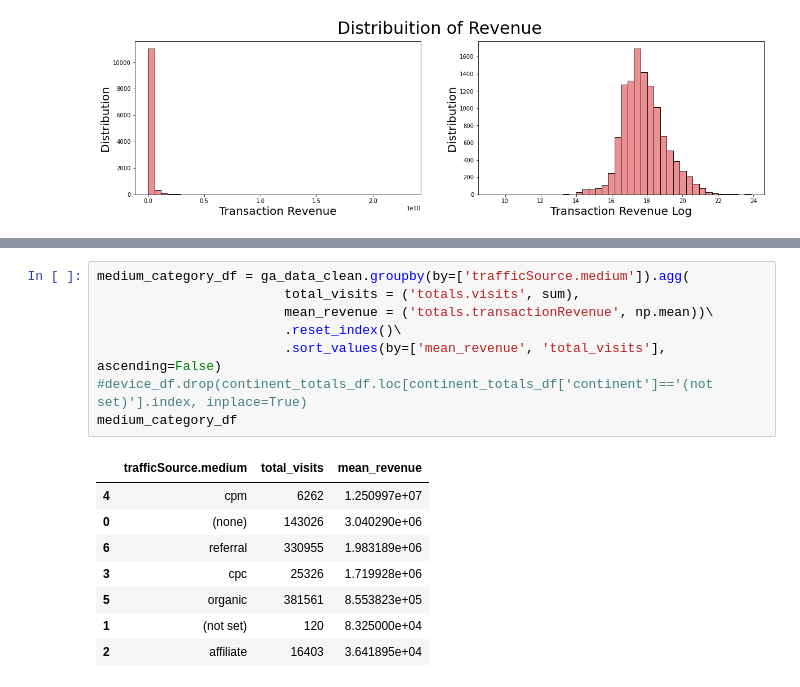
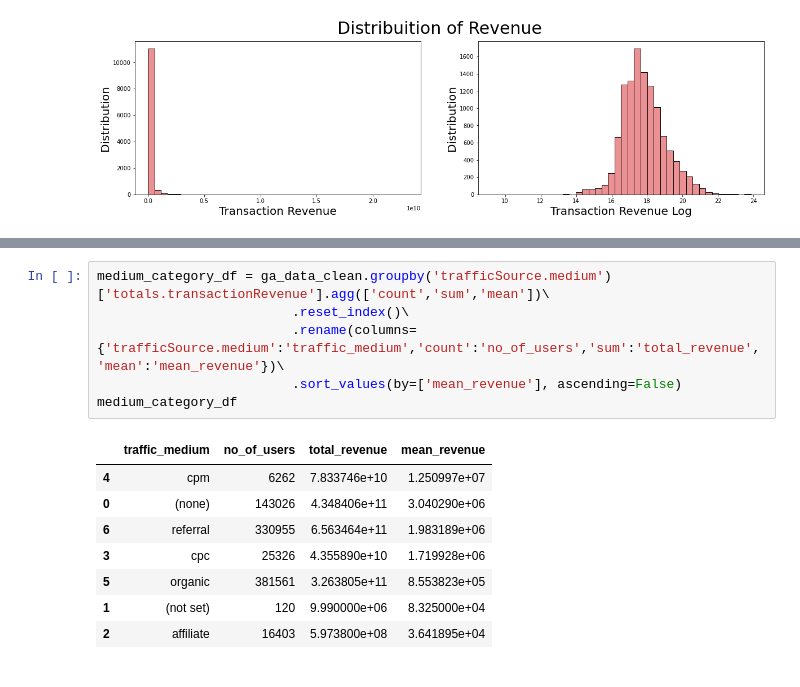
Before and after one commit to sherintm/GA-customer-revenue-analysis, a Jupyter notebook: GACustomerRevenueAnalysis.ipynb, the cells around one changed output, grey strips where cells are left out. Saved outputs shown, nothing was run; the diff lists cells and outputs as text.

```diff
--- a/GACustomerRevenueAnalysis.ipynb
+++ b/GACustomerRevenueAnalysis.ipynb
@@ -508,17 +500,15 @@ device_category_df
 # %%
-medium_category_df = ga_data_clean.groupby(by=['trafficSource.medium']).agg(
-                        total_visits = ('totals.visits', sum),
-                        mean_revenue = ('totals.transactionRevenue', np.mean))\
-                        .reset_index()\
-                        .sort_values(by=['mean_revenue', 'total_visits'], ascending=False)
-#device_df.drop(continent_totals_df.loc[continent_totals_df['continent']=='(not set)'].index, inplace=True)
+medium_category_df = ga_data_clean.groupby('trafficSource.medium')['totals.transactionRevenue'].agg(['count','sum','mean'])\
+                         .reset_index()\
+                         .rename(columns= {'trafficSource.medium':'traffic_medium','count':'no_of_users','sum':'total_revenue','mean':'mean_revenue'})\
+                         .sort_values(by=['mean_revenue'], ascending=False)
 medium_category_df
 # %% [output]
-|  | trafficSource.medium | total_visits | mean_revenue |
-| 4 | cpm | 6262 | 1.250997e+07 |
-| 0 | (none) | 143026 | 3.040290e+06 |
-| 6 | referral | 330955 | 1.983189e+06 |
-| 3 | cpc | 25326 | 1.719928e+06 |
-| 5 | organic | 381561 | 8.553823e+05 |
-| 1 | (not set) | 120 | 8.325000e+04 |
-| 2 | affiliate | 16403 | 3.641895e+04 |
+|  | traffic_medium | no_of_users | total_revenue | mean_revenue |
+| 4 | cpm | 6262 | 7.833746e+10 | 1.250997e+07 |
+| 0 | (none) | 143026 | 4.348406e+11 | 3.040290e+06 |
+| 6 | referral | 330955 | 6.563464e+11 | 1.983189e+06 |
+| 3 | cpc | 25326 | 4.355890e+10 | 1.719928e+06 |
+| 5 | organic | 381561 | 3.263805e+11 | 8.553823e+05 |
+| 1 | (not set) | 120 | 9.990000e+06 | 8.325000e+04 |
+| 2 | affiliate | 16403 | 5.973800e+08 | 3.641895e+04 |
```
Also changed, not shown: parts of 13 cells of this notebook, 1 other file.
